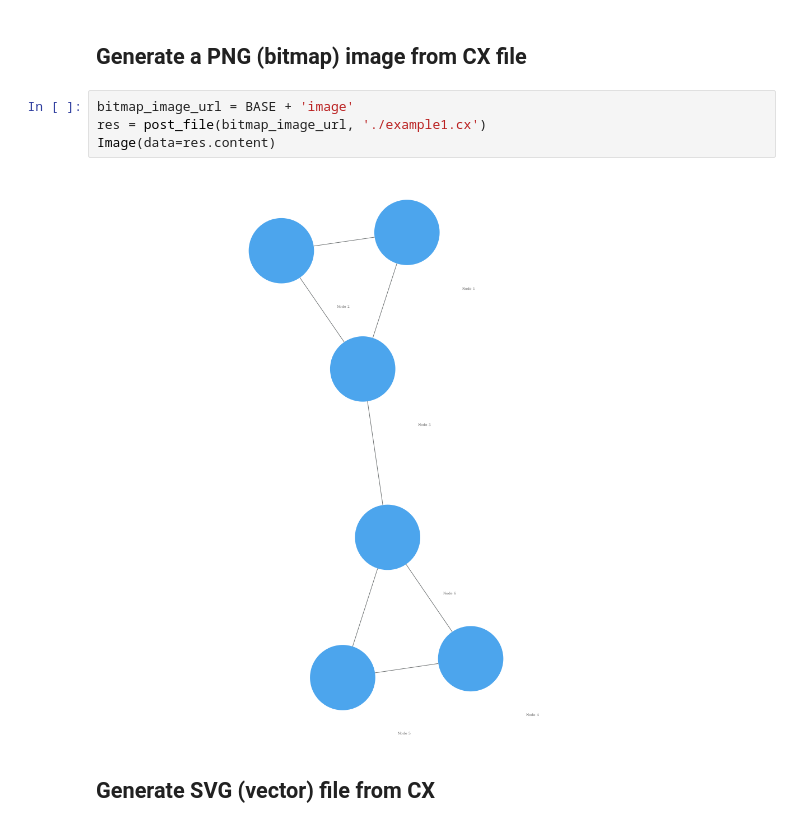
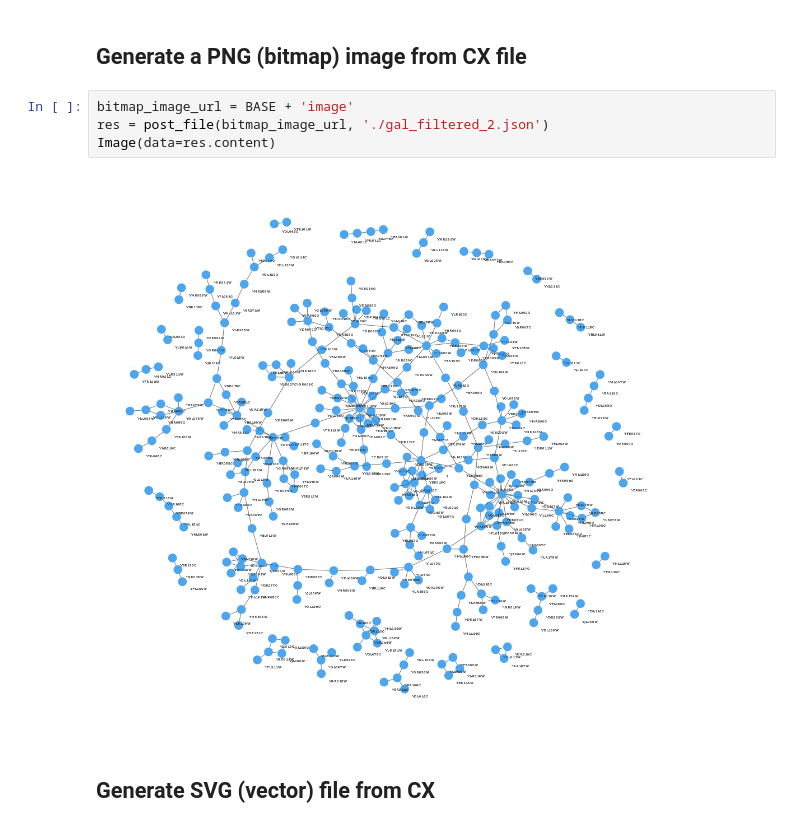
Before and after one commit to cytoscape-ci/image-generator, a Jupyter notebook: notebooks/ImageServiceTest.ipynb, the cells around one changed output. Drawn from its saved outputs; the diff is of its cells as text.

```diff
--- a/notebooks/ImageServiceTest.ipynb
+++ b/notebooks/ImageServiceTest.ipynb
@@ -33,10 +33,10 @@ def post_file(url, file_name):
 ## Generate a PNG (bitmap) image from CX file
 # %%
 bitmap_image_url = BASE + 'image'
-res = post_file(bitmap_image_url, './example1.cx')
+res = post_file(bitmap_image_url, './gal_filtered_2.json')
 Image(data=res.content)
 # %% [output]
-[figure, old version]
+[figure, new version]
 # %% [markdown]
 ## Generate SVG (vector) file from CX
 # %%
```
Also changed, not shown: parts of 1 cell of this notebook, 1 other file.
